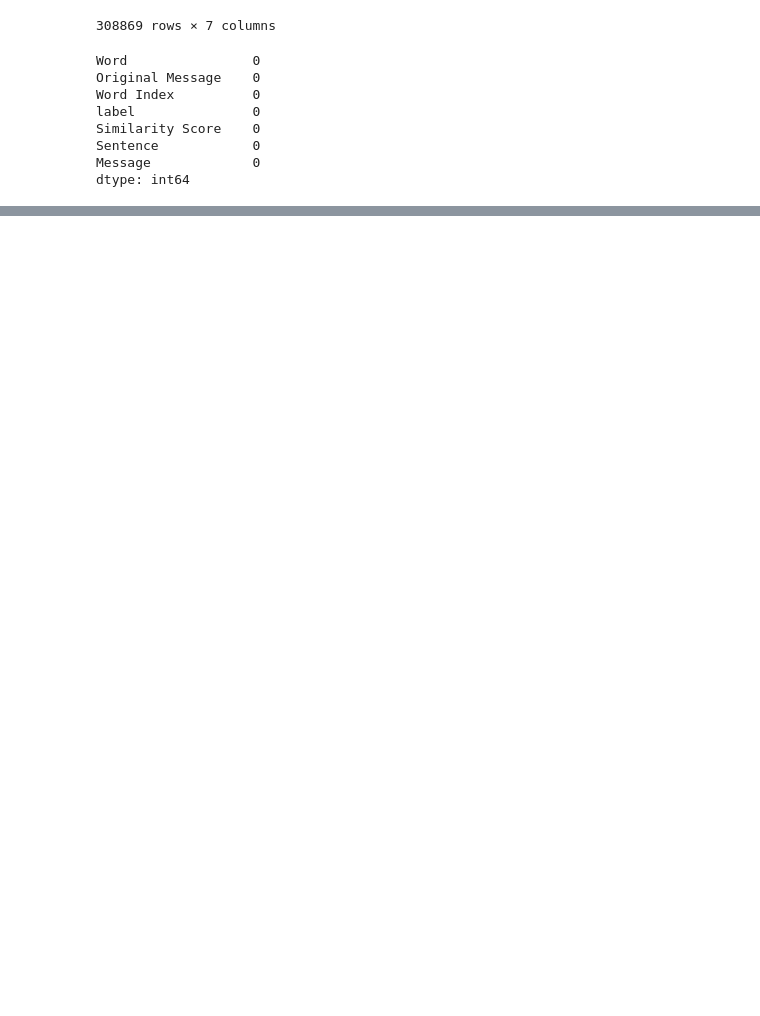
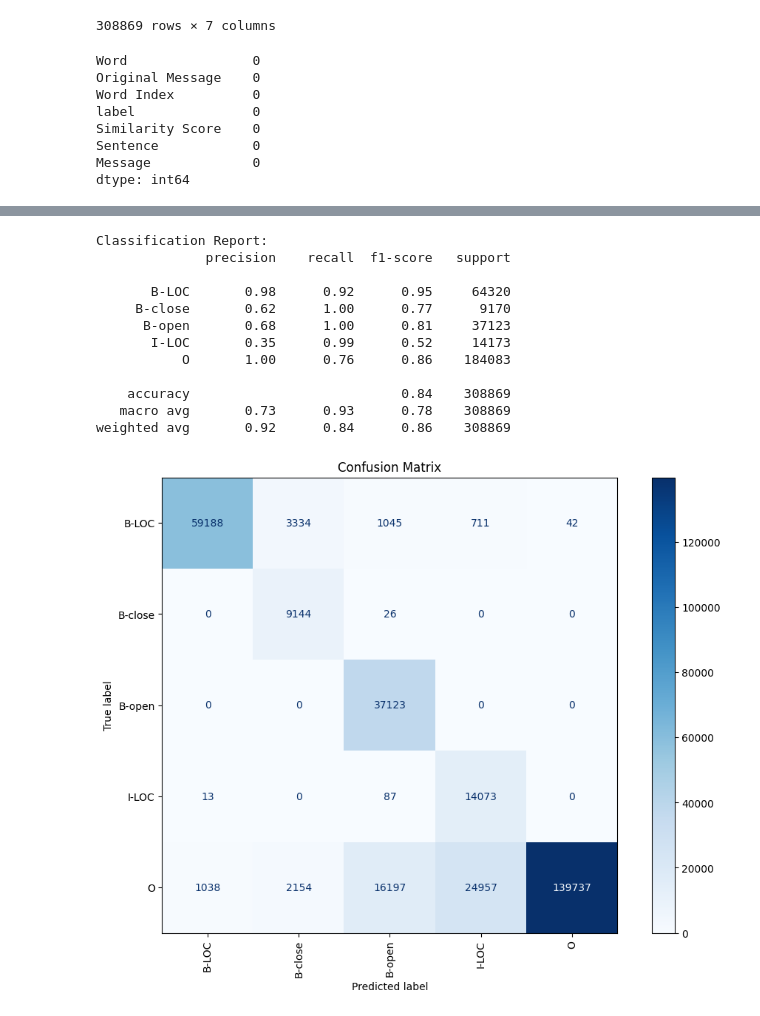
Before and after one commit to ehabsuliman/ROADWATCH, a Jupyter notebook: Test-Model/test-model.ipynb, the cells around one changed output, grey strips where cells are left out. Drawn from its saved outputs; the diff is of its cells as text; code cells hidden in the pictures; blank space fills up the shorter version.

Commit message:
Evaluate and visualize the model prediction

```diff
--- a/Test-Model/test-model.ipynb
+++ b/Test-Model/test-model.ipynb
@@ -232,0 +227,31 @@ tokenized_df[['Word', 'label', 'Predicted Label']].head(50)
+# %%
+from sklearn.metrics import classification_report, confusion_matrix, ConfusionMatrixDisplay
+import matplotlib.pyplot as plt
+
+# Classification report
+print("Classification Report:")
+print(classification_report(tokenized_df['label'], tokenized_df['Predicted Label']))
+
+# Confusion matrix
+conf_matrix = confusion_matrix(tokenized_df['label'], tokenized_df['Predicted Label'], labels=label_encoder.classes_)
+disp = ConfusionMatrixDisplay(confusion_matrix=conf_matrix, display_labels=label_encoder.classes_)
+
+# Plot confusion matrix
+plt.figure(figsize=(12, 8))
+disp.plot(cmap=plt.cm.Blues, xticks_rotation='vertical', ax=plt.gca())
+plt.title("Confusion Matrix")
+plt.show()
+# %% [output]
+Classification Report:
+              precision    recall  f1-score   support
+
+       B-LOC       0.98      0.92      0.95     64320
+     B-close       0.62      1.00      0.77      9170
+      B-open       0.68      1.00      0.81     37123
+       I-LOC       0.35      0.99      0.52     14173
+           O       1.00      0.76      0.86    184083
+
+    accuracy                           0.84    308869
+   macro avg       0.73      0.93      0.78    308869
+weighted avg       0.92      0.84      0.86    308869
+[figure, added]
```
Also changed, not shown: parts of 3 cells of this notebook.
